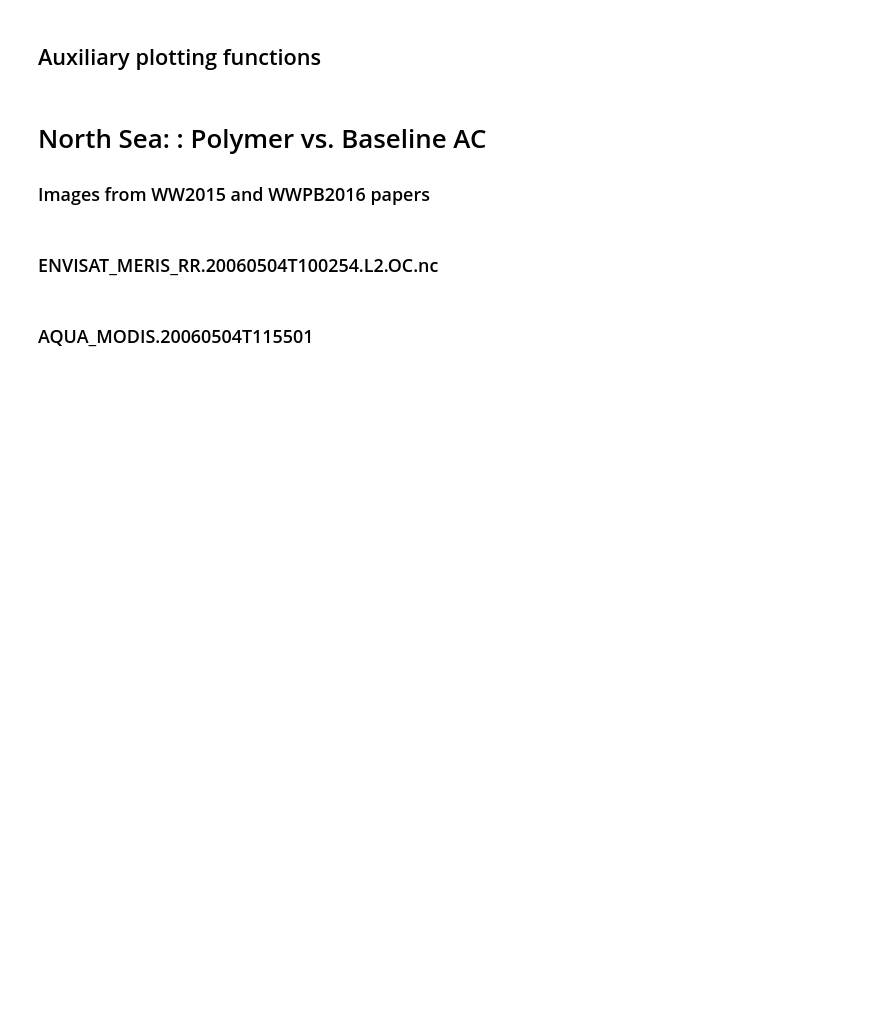
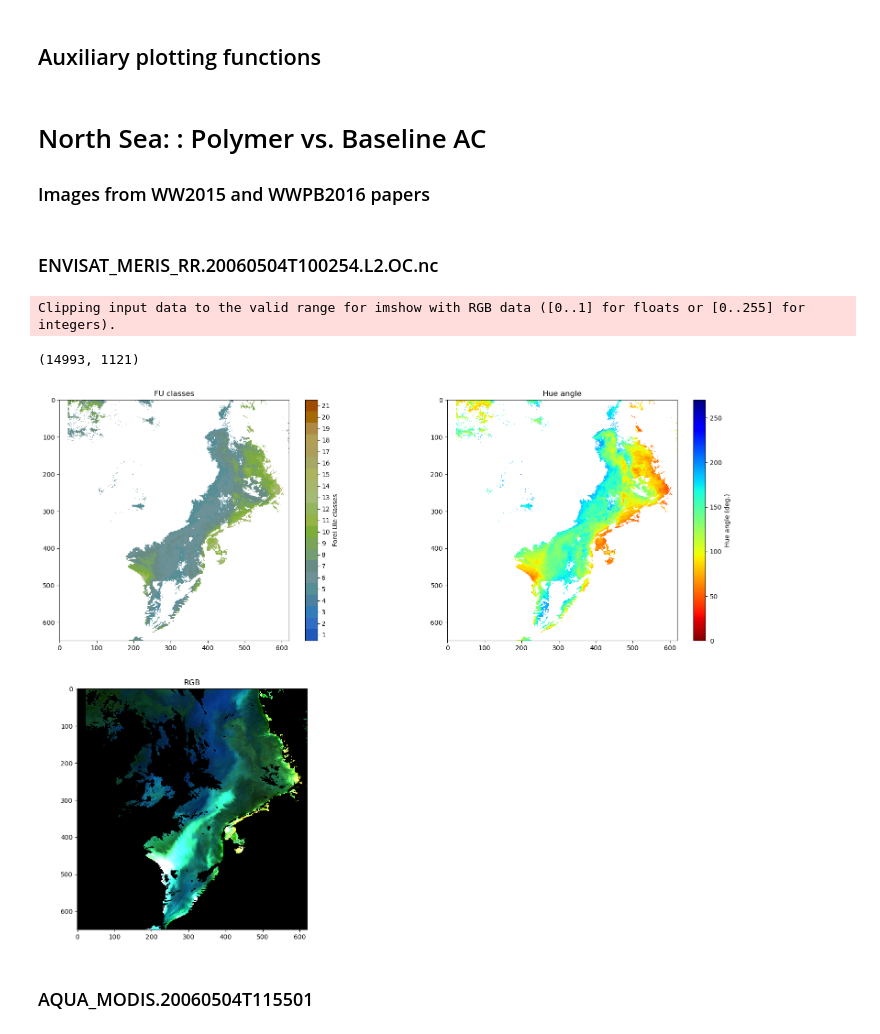
Before and after one commit to CefasRepRes/FUME, a Jupyter notebook: Test_FU_images.ipynb, the cells around one changed output. Drawn from its saved outputs; the diff is of its cells as text; code cells hidden in the pictures; blank space fills up the shorter version.

```diff
--- a/Test_FU_images.ipynb
+++ b/Test_FU_images.ipynb
@@ -181,25 +182,31 @@ def plot_ha_image(ax,imgfile,reflectance_prefix,sensorcorr,rcextent=None):
 # %%
 fig,axs = plt.subplots(nrows=2,ncols=2,figsize=(20,15))
 axs=axs.flatten()
 
-ax1 = plot_fu_image(axs[0],'data/ENVISAT_MERIS_RR.20060504T100254.L2.OC.nc',
+imagepath='data/ENVISAT_MERIS_RR.20060504T100254.L2.OC.nc'
+
+ax1 = plot_fu_image(axs[0],imagepath,
                     reflectance_prefix='Rrs_',
                     sensorcorr='meris',
                     rcextent=[4150,4800,0,620])
 ax1.set_title('FU classes')
 
-ax2 = plot_ha_image(axs[1],'data/ENVISAT_MERIS_RR.20060504T100254.L2.OC.nc',
+ax2 = plot_ha_image(axs[1],imagepath,
                     reflectance_prefix='Rrs_',
                     sensorcorr='meris',
                     rcextent=[4150,4800,0,620])
 ax2.set_title('Hue angle')
 
-ax3 = plot_rgb_image(axs[2],'data/ENVISAT_MERIS_RR.20060504T100254.L2.OC.nc',
+ax3 = plot_rgb_image(axs[2],imagepath,
                     bands=bands_meris,
                     rcextent=[4150,4800,0,620])
 ax3.set_title('RGB')
 
 plt.delaxes(axs[3])
+# %% [output]
+Clipping input data to the valid range for imshow with RGB data ([0..1] for floats or [0..255] for integers).
+(14993, 1121)
+[figure, added]
 # %% [markdown]
 ### AQUA_MODIS.20060504T115501
 # %%
```
Also changed, not shown: parts of 7 cells of this notebook, 3 other files.
